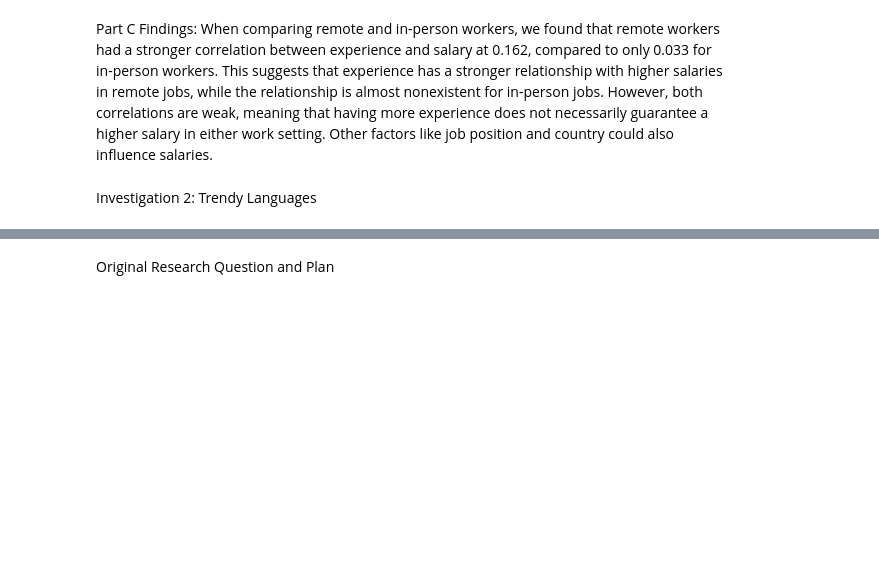
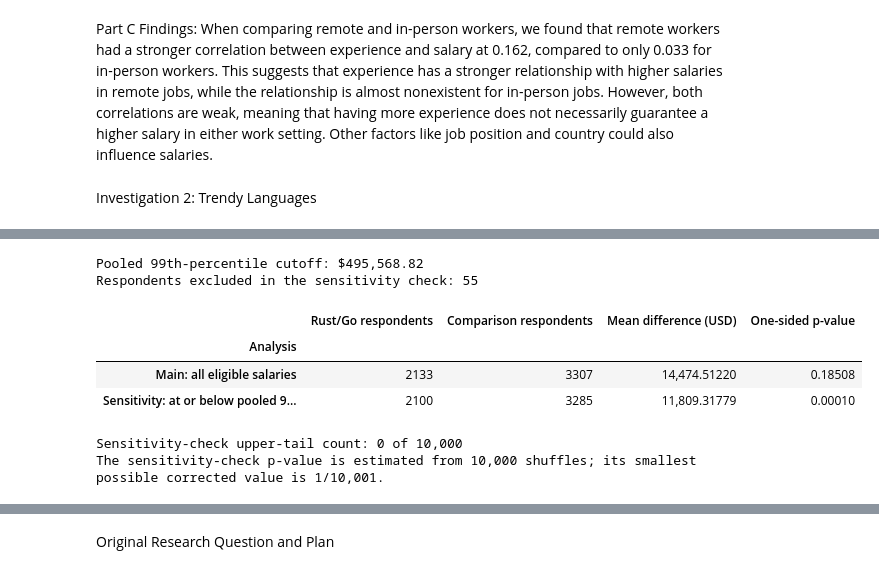
Before and after one commit to alifthealligator/cmpsc105-project, a Jupyter notebook: analysis.ipynb, the cells around one changed output, grey strips where cells are left out. Cells and saved outputs as stored; diff of their text form; code cells hidden in the pictures; blank space fills up the shorter version.

```diff
--- a/analysis.ipynb
+++ b/analysis.ipynb
@@ -706,0 +871,34 @@ Investigation 2: Trendy Languages
+# %%
+# Use one salary cutoff across the combined sample, not separate group cutoffs.
+lang_cutoff = lang_data["ConvertedCompYearly"].quantile(0.99)
+lang_trimmed = lang_data.loc[lang_data["ConvertedCompYearly"] <= lang_cutoff].copy()
+lang_trim_diff, lang_trim_p, lang_trim_null, lang_trim_extreme = lang_permutation_test(lang_trimmed)
+
+lang_sensitivity = pd.DataFrame({
+    "Analysis": ["Main: all eligible salaries", "Sensitivity: at or below pooled 99th percentile"],
+    "Rust/Go respondents": [
+        lang_data["LanguageGroup"].eq("Rust/Go").sum(),
+        lang_trimmed["LanguageGroup"].eq("Rust/Go").sum()
+    ],
+    "Comparison respondents": [
+        lang_data["LanguageGroup"].ne("Rust/Go").sum(),
+        lang_trimmed["LanguageGroup"].ne("Rust/Go").sum()
+    ],
+    "Mean difference (USD)": [lang_observed, lang_trim_diff],
+    "One-sided p-value": [lang_p_value, lang_trim_p]
+}).set_index("Analysis")
+print(f"Pooled 99th-percentile cutoff: ${lang_cutoff:,.2f}")
+print(f"Respondents excluded in the sensitivity check: {len(lang_data) - len(lang_trimmed):,}")
+with pd.option_context("display.max_columns", None, "display.float_format", "{:,.5f}".format):
+    display(lang_sensitivity)
+print(f"Sensitivity-check upper-tail count: {lang_trim_extreme:,} of {len(lang_trim_null):,}")
+print("The sensitivity-check p-value is estimated from 10,000 shuffles; its smallest possible corrected value is 1/10,001.")
+# %% [output]
+Pooled 99th-percentile cutoff: $495,568.82
+Respondents excluded in the sensitivity check: 55
+|  | Rust/Go respondents | Comparison respondents | Mean difference (USD) | One-sided p-value |
+| Analysis |  |  |  |  |
+| Main: all eligible salaries | 2133 | 3307 | 14,474.51220 | 0.18508 |
+| Sensitivity: at or below pooled 9... | 2100 | 3285 | 11,809.31779 | 0.00010 |
+Sensitivity-check upper-tail count: 0 of 10,000
+The sensitivity-check p-value is estimated from 10,000 shuffles; its smallest possible corrected value is 1/10,001.
```
Also changed, not shown: parts of 6 cells of this notebook.
